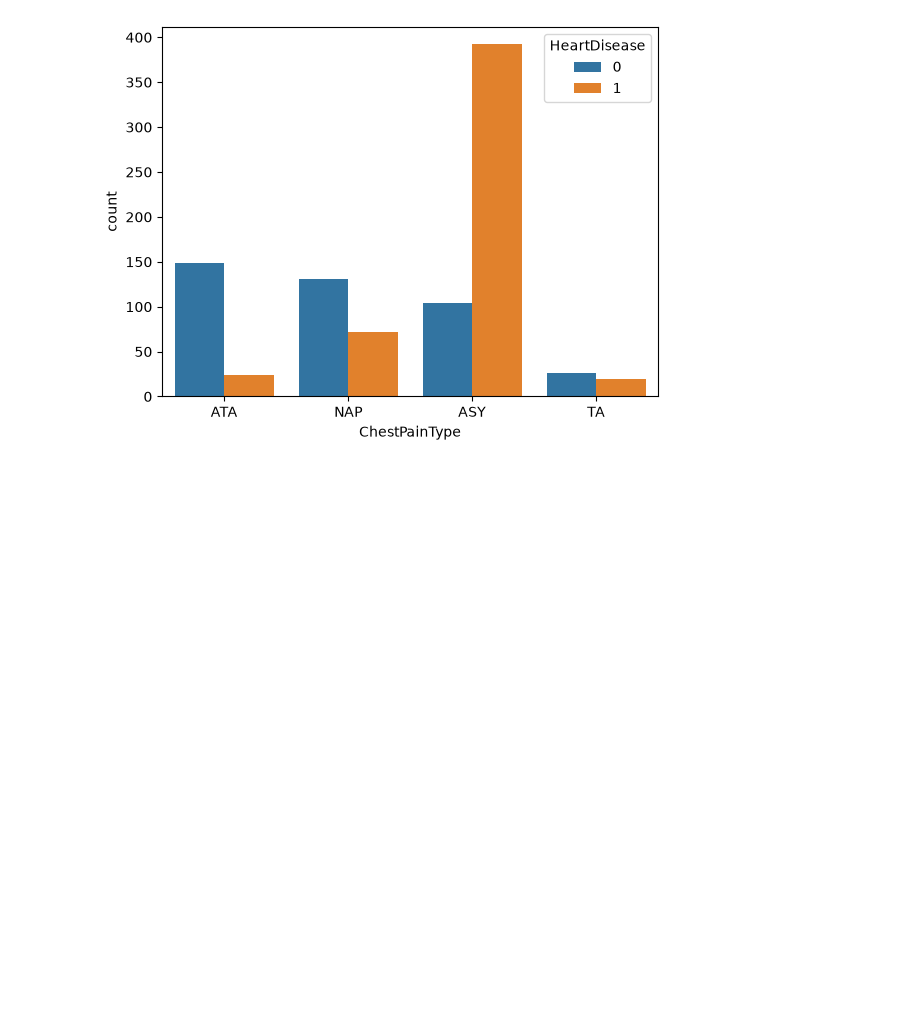
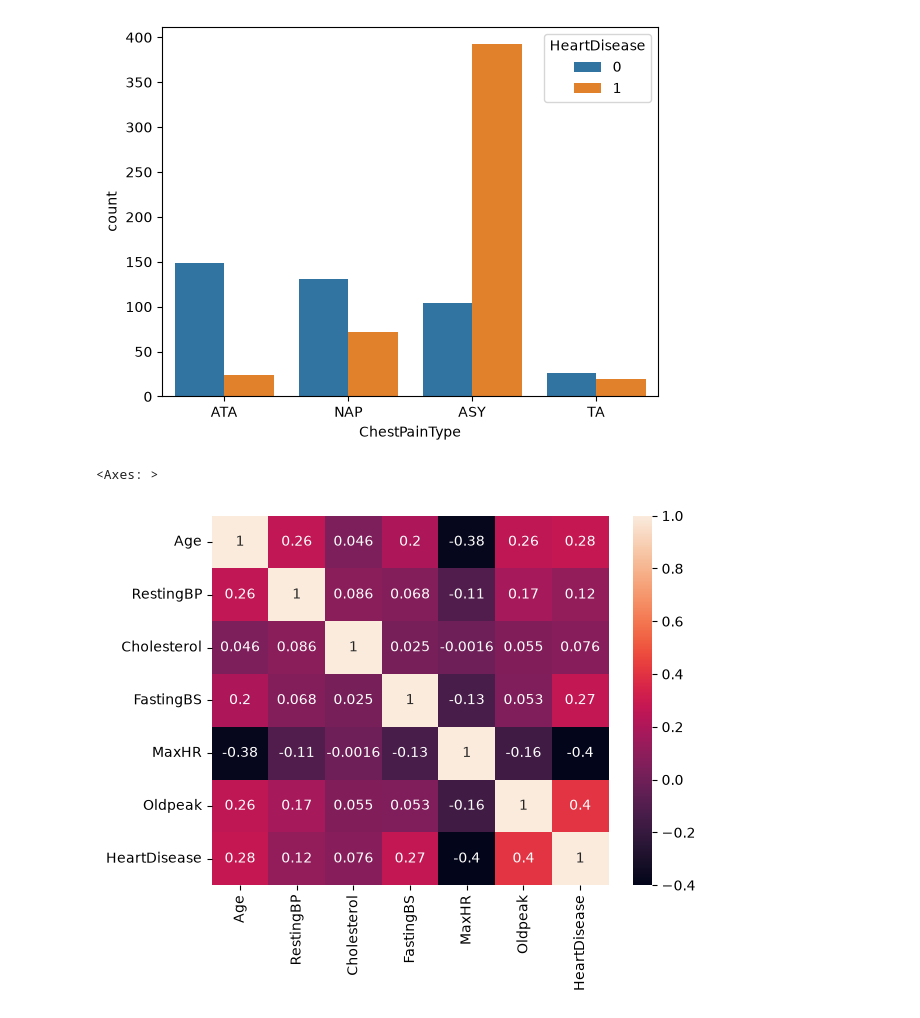
Before and after one commit to prajjwal14141/machine-learning, a Jupyter notebook: 2-Machine Learning/Projects/2-heartDiseasePredictor/heart.ipynb, the cells around one changed output. Cells and saved outputs as stored; diff of their text form; code cells hidden in the pictures; blank space fills up the shorter version.

```diff
--- a/2-Machine Learning/Projects/2-heartDiseasePredictor/heart.ipynb
+++ b/2-Machine Learning/Projects/2-heartDiseasePredictor/heart.ipynb
@@ -100,3 +100,8 @@ sb.countplot(x = df['ChestPainType'], hue = df['HeartDisease'])
 # %% [output]
 <Axes: xlabel='ChestPainType', ylabel='count'>
 [figure]
+# %%
+sb.heatmap(df.corr(numeric_only=True), annot=True)
+# %% [output]
+<Axes: >
+[figure, added]
```
Also changed, not shown: parts of 3 cells of this notebook, 1 other file.
